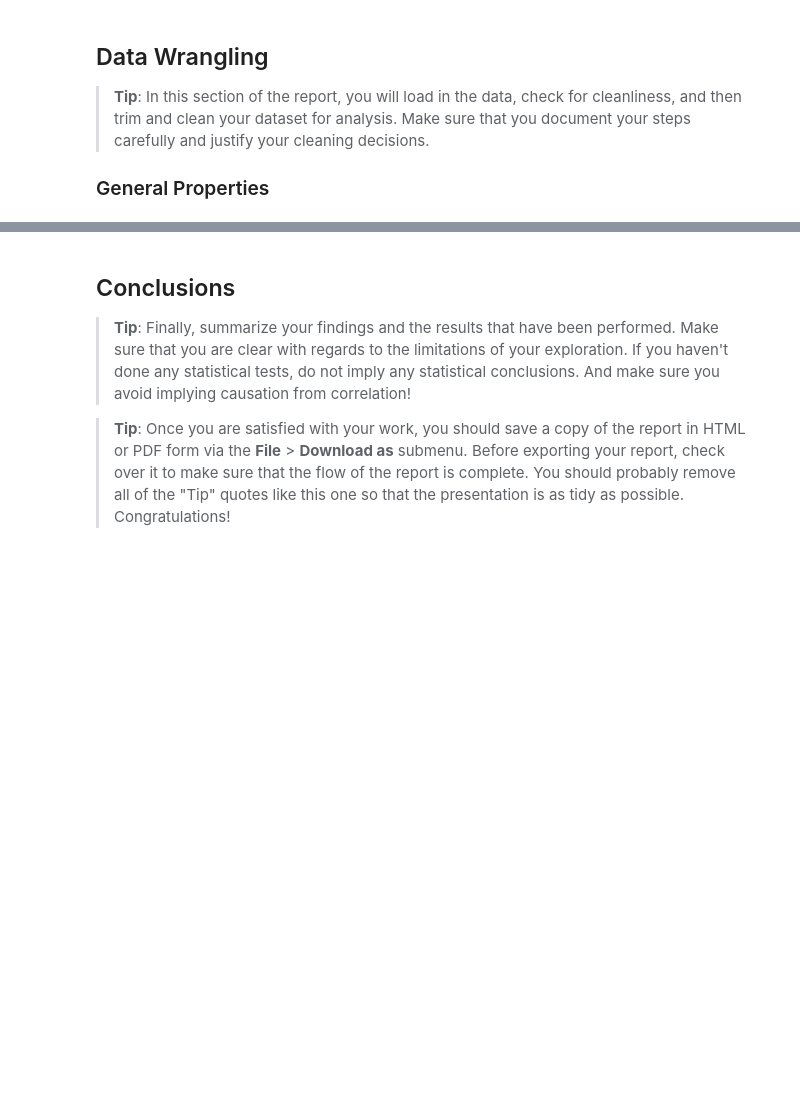
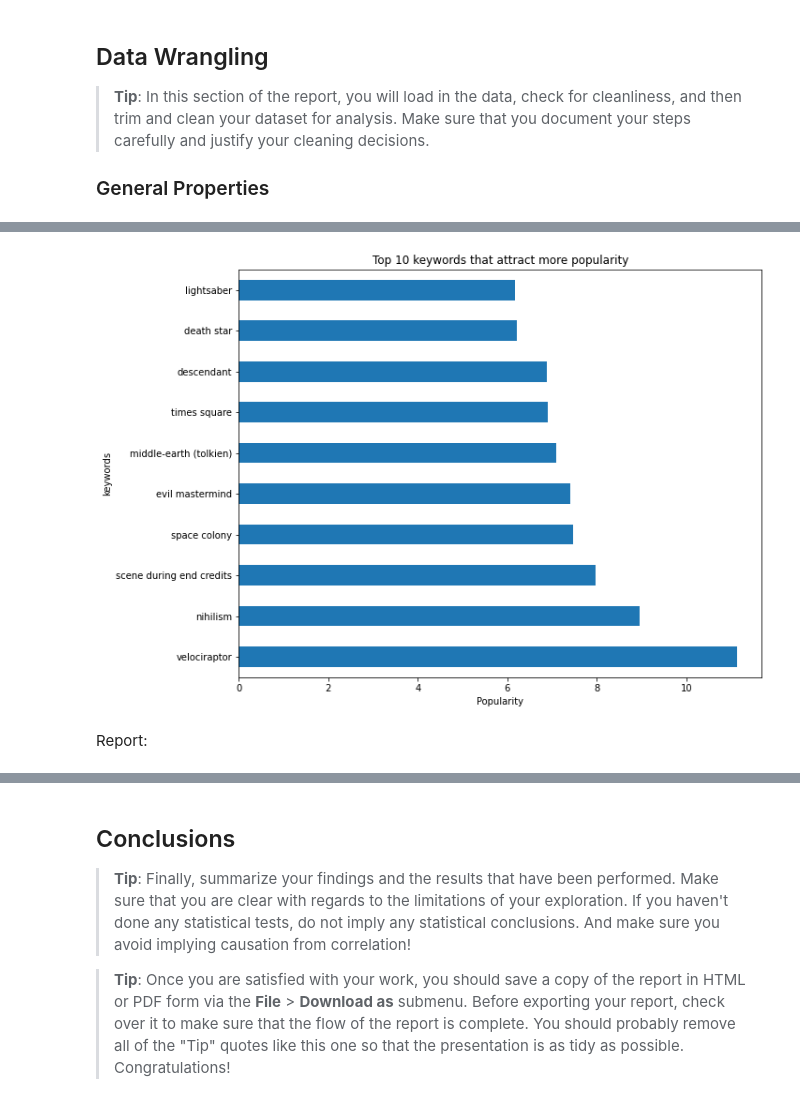
Before and after one commit to comsavvy/Movies-dataset-Analysis, a Jupyter notebook: investigate-a-dataset.ipynb, the cells around one changed output, grey strips where cells are left out. Cells and saved outputs as stored; diff of their text form; code cells hidden in the pictures; blank space fills up the shorter version.

```diff
--- a/investigate-a-dataset.ipynb
+++ b/investigate-a-dataset.ipynb
@@ -89,0 +487,7 @@ The details associated to each released movie is provided such as:
+# %%
+# Key word with high popularity
+keyword_pop = spilldown('keywords')
+# %%
+# Top 10 keywords that attract more popularity
+top10_keywords = keyword_pop.head(10)
+top10_keywords
@@ -89,0 +507,8 @@ The details associated to each released movie is provided such as:
+# %%
+top10_keywords.plot.barh(figsize=(10, 8))
+plt.title('Top 10 keywords that attract more popularity')
+plt.xlabel('Popularity');
+# %% [output]
+[figure, added]
+# %% [markdown]
+Report:
```
Also changed, not shown: parts of 71 cells of this notebook.
